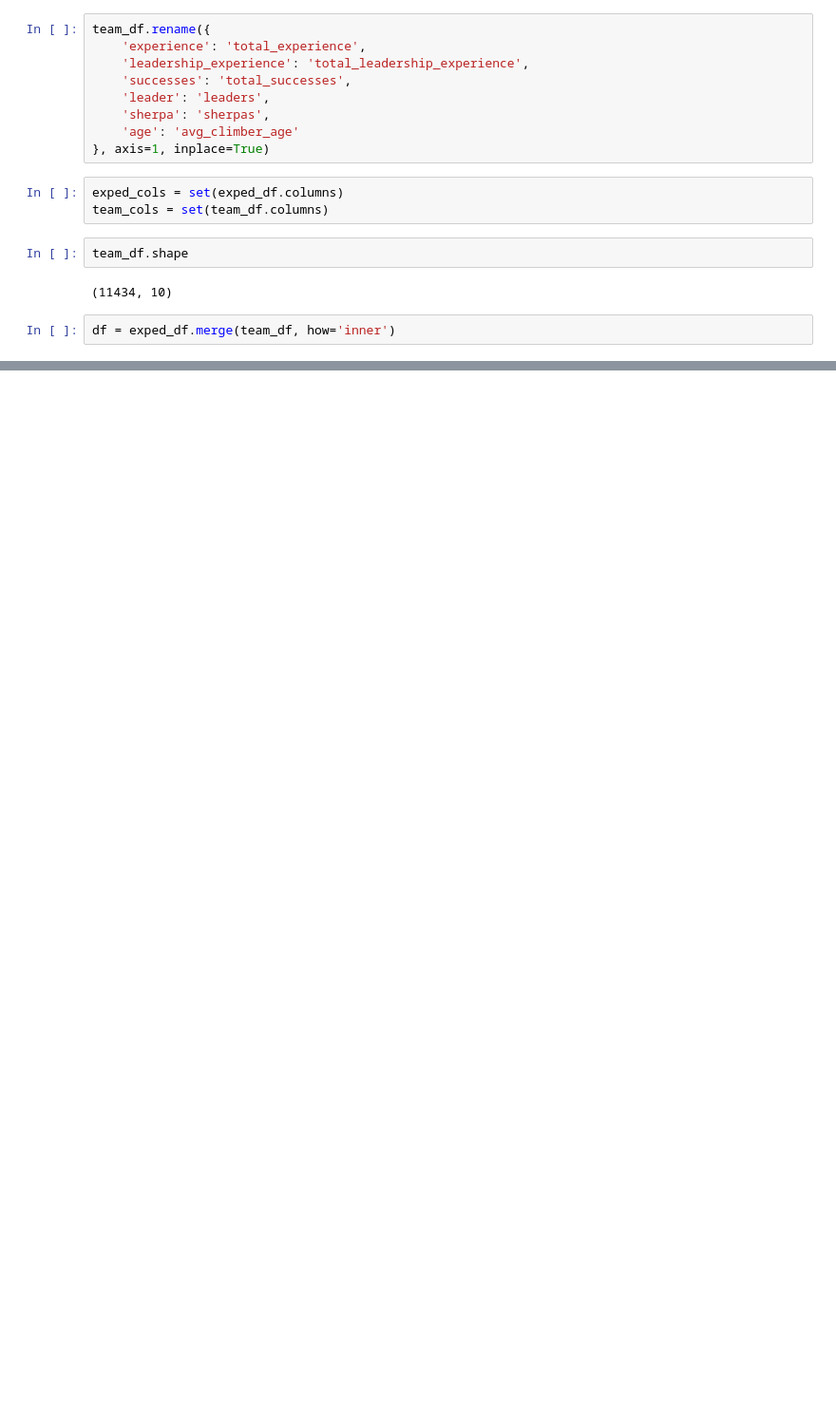
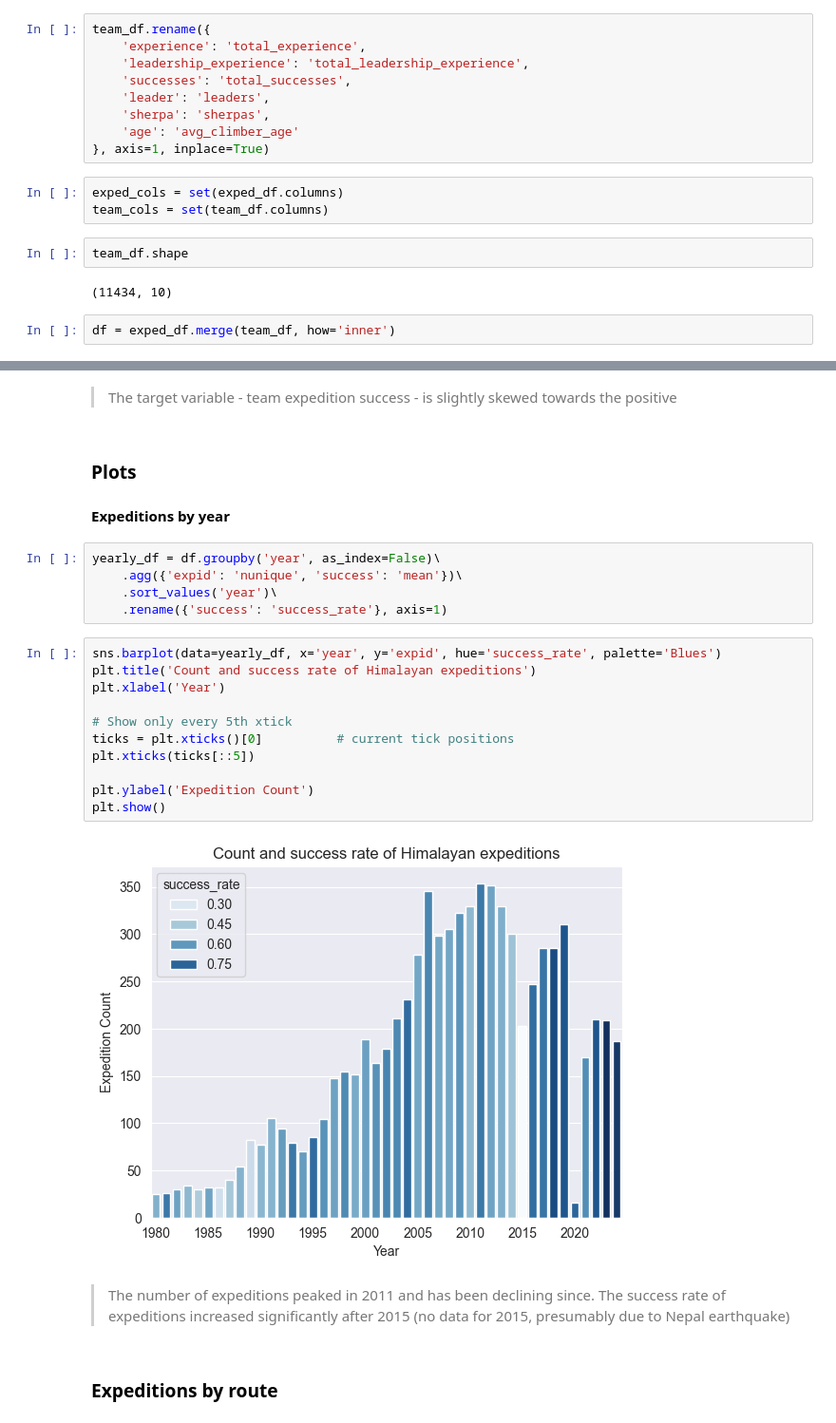
Before and after one commit to bastien-winant/ml-zoomcamp, a Jupyter notebook: midterm/notebook.ipynb, the cells around one changed output, grey strips where cells are left out. Shown at 95% size. Cells and saved outputs as stored; diff of their text form; blank space fills up the shorter version.

Commit message:
EDA plots

```diff
--- a/midterm/notebook.ipynb
+++ b/midterm/notebook.ipynb
@@ -268,0 +277,28 @@ Name: support, dtype: float64
+# %% [markdown]
+> The target variable - team expedition success - is slightly skewed towards the positive
+# %% [markdown]
+### Plots
+#### Expeditions by year
+# %%
+yearly_df = df.groupby('year', as_index=False)\
+	.agg({'expid': 'nunique', 'success': 'mean'})\
+	.sort_values('year')\
+	.rename({'success': 'success_rate'}, axis=1)
+# %%
+sns.barplot(data=yearly_df, x='year', y='expid', hue='success_rate', palette='Blues')
+plt.title('Count and success rate of Himalayan expeditions')
+plt.xlabel('Year')
+
+# Show only every 5th xtick
+ticks = plt.xticks()[0]          # current tick positions
+plt.xticks(ticks[::5])
+
+plt.ylabel('Expedition Count')
+plt.show()
+# %% [output]
+[figure, added]
+# %% [markdown]
+> The number of expeditions peaked in 2011 and has been declining since.
+> The success rate of expeditions increased significantly after 2015 (no data for 2015, presumably due to Nepal earthquake)
+# %% [markdown]
+### Expeditions by route
```
Also changed, not shown: parts of 38 cells of this notebook.
